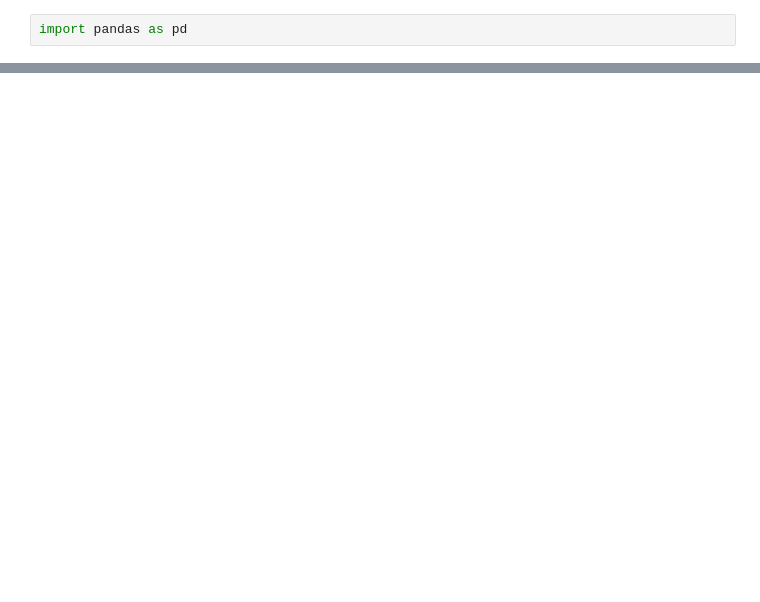
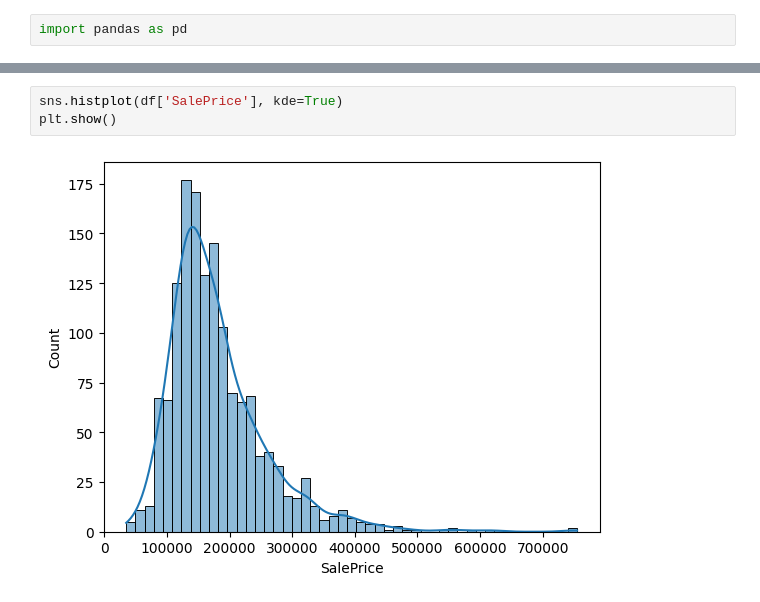
Before and after one commit to ikbenlong/kaggle-house-prices-regression, a Jupyter notebook: Kaggle-house-prices-regression.ipynb, the cells around one changed output, grey strips where cells are left out. Cells and saved outputs as stored; diff of their text form; blank space fills up the shorter version.

```diff
--- a/Kaggle-house-prices-regression.ipynb
+++ b/Kaggle-house-prices-regression.ipynb
@@ -6,0 +35,5 @@ FileNotFoundError: [Errno 2] No such file or directory: '../data/test.csv'
+# %%
+sns.histplot(df['SalePrice'], kde=True)
+plt.show()
+# %% [output]
+[figure, added]
```
Also changed, not shown: parts of 6 cells of this notebook.
